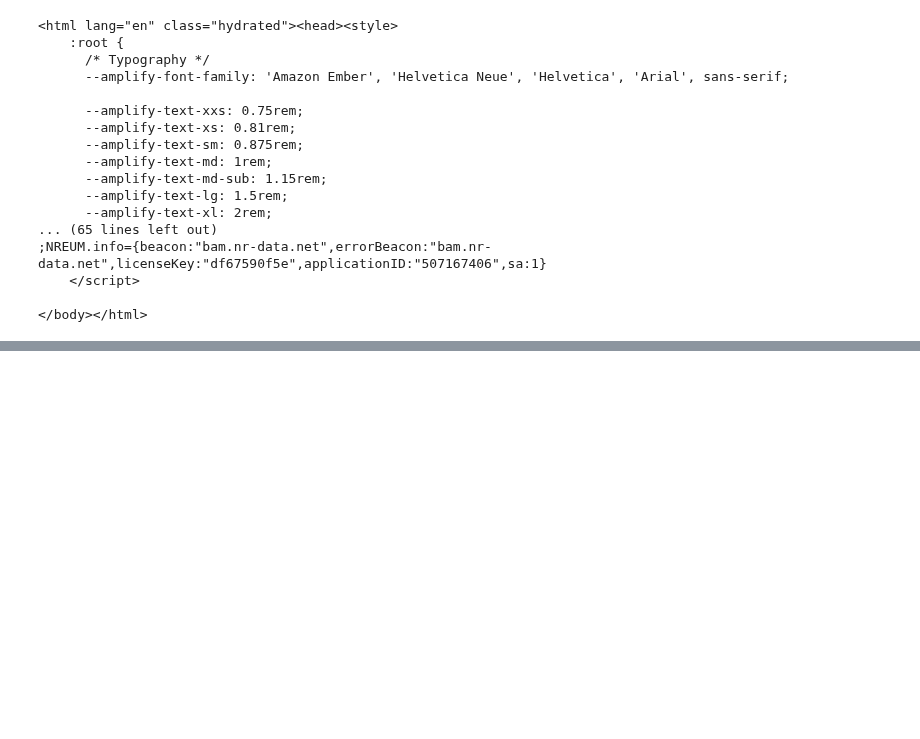
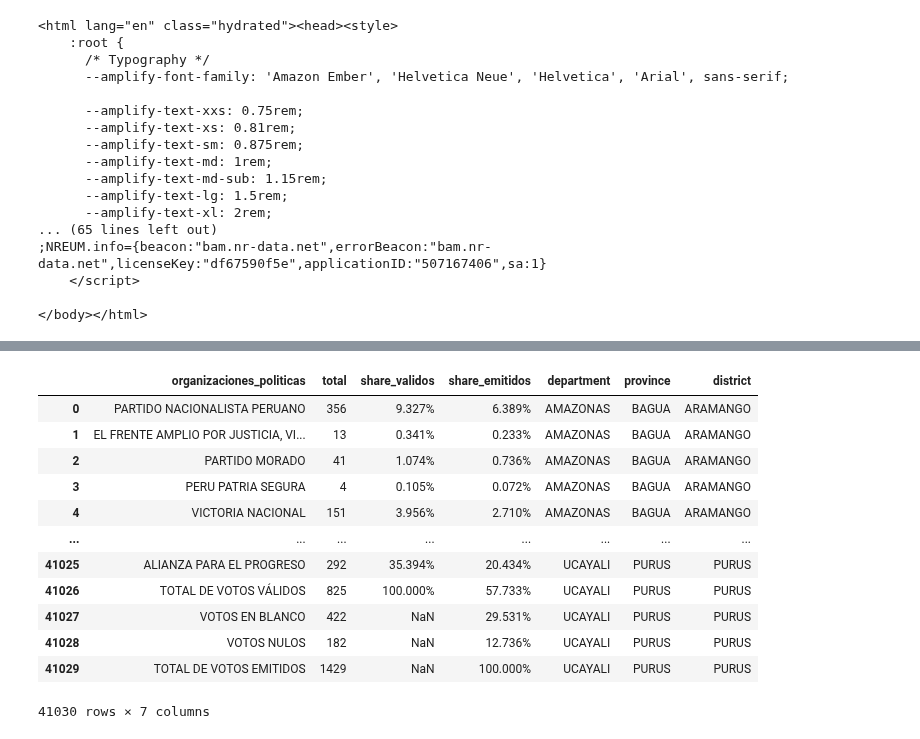
Before and after one commit to alexanderquispe/MediaLab_Summer_Python, a Jupyter notebook: assignments/assignment5/group_3_ass_5_2024.ipynb, the cells around one changed output, grey strips where cells are left out. Saved outputs shown, nothing was run; the diff lists cells and outputs as text; code cells hidden in the pictures; blank space fills up the shorter version.

```diff
--- a/assignments/assignment5/group_3_ass_5_2024.ipynb
+++ b/assignments/assignment5/group_3_ass_5_2024.ipynb
@@ -78,0 +143,4 @@ resumen_presidencial.click()
+# %%
+num_prov_options = len(dpt.options)
+
+num_prov_options
@@ -78,0 +149,10 @@ resumen_presidencial.click()
+# %%
+for dpt_idx in range( num_prov_options ):
+
+    # Get again all departments
+    # all elements
+    department = dpt.options[ dpt_idx ]
+
+    # Get department_name
+    dpt_name = department.text
+    print(dpt_name)
@@ -78,0 +177,3 @@ resumen_presidencial.click()
+# %%
+import pandas as pd
+all_tables= {}
@@ -78,0 +292,18 @@ resumen_presidencial.click()
+# %%
+final_data = pd.concat( all_tables.values() ).reset_index( drop = True )
+# %%
+final_data
+# %% [output]
+|  | organizaciones_politicas | total | share_validos | share_emitidos | department | province | district |
+| 0 | PARTIDO NACIONALISTA PERUANO | 356 | 9.327% | 6.389% | AMAZONAS | BAGUA | ARAMANGO |
+| 1 | EL FRENTE AMPLIO POR JUSTICIA, VI... | 13 | 0.341% | 0.233% | AMAZONAS | BAGUA | ARAMANGO |
+| 2 | PARTIDO MORADO | 41 | 1.074% | 0.736% | AMAZONAS | BAGUA | ARAMANGO |
+| 3 | PERU PATRIA SEGURA | 4 | 0.105% | 0.072% | AMAZONAS | BAGUA | ARAMANGO |
+| 4 | VICTORIA NACIONAL | 151 | 3.956% | 2.710% | AMAZONAS | BAGUA | ARAMANGO |
+| ... | ... | ... | ... | ... | ... | ... | ... |
+| 41025 | ALIANZA PARA EL PROGRESO | 292 | 35.394% | 20.434% | UCAYALI | PURUS | PURUS |
+| 41026 | TOTAL DE VOTOS VÁLIDOS | 825 | 100.000% | 57.733% | UCAYALI | PURUS | PURUS |
+| 41027 | VOTOS EN BLANCO | 422 | NaN | 29.531% | UCAYALI | PURUS | PURUS |
+| 41028 | VOTOS NULOS | 182 | NaN | 12.736% | UCAYALI | PURUS | PURUS |
+| 41029 | TOTAL DE VOTOS EMITIDOS | 1429 | NaN | 100.000% | UCAYALI | PURUS | PURUS |
+41030 rows × 7 columns
```
Also changed, not shown: parts of 7 cells of this notebook.
